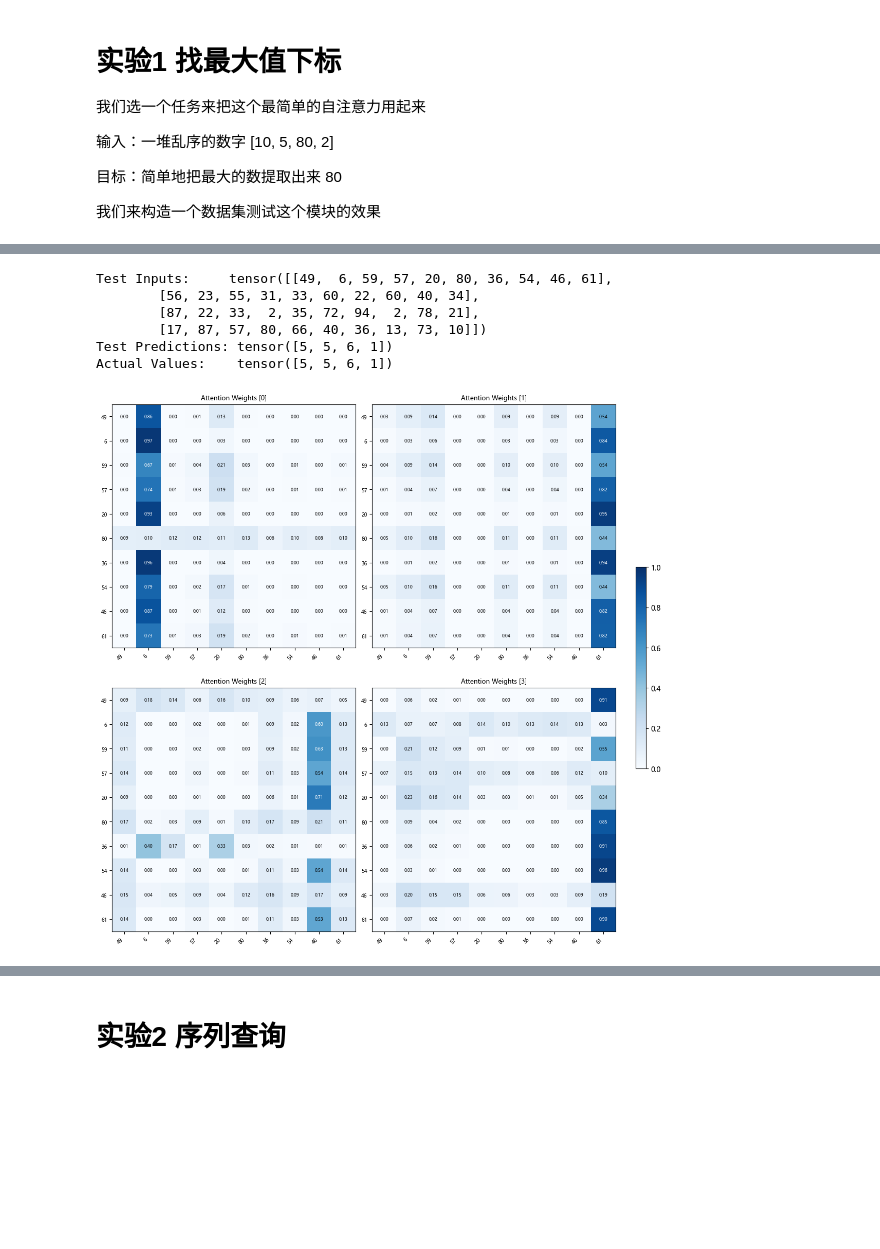
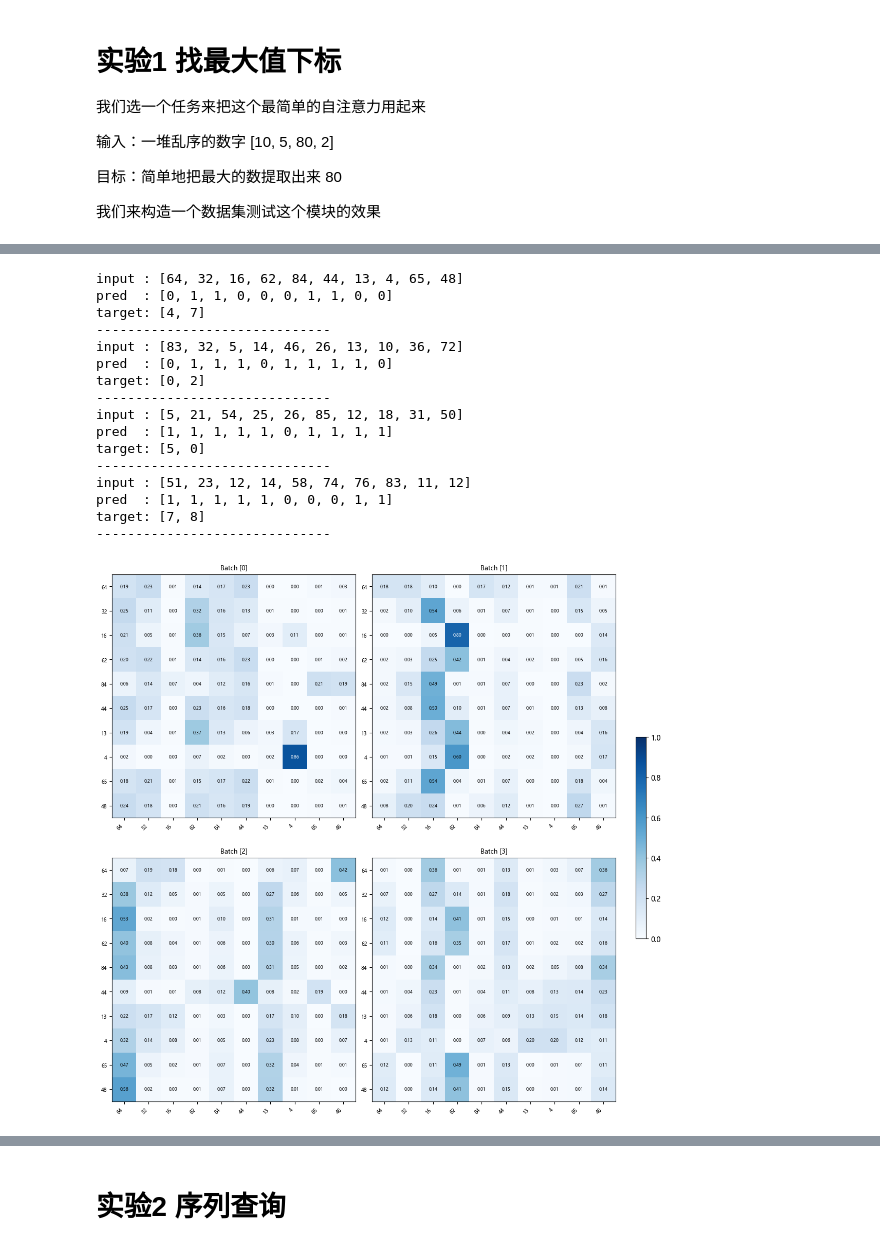
Before and after one commit to Antrairs/inside-transformer, a Jupyter notebook: notebooks/01_SingleHeadSelfAttention/SingleHeadSelfAttention.ipynb, the cells around one changed output, grey strips where cells are left out. Cells and saved outputs as stored; diff of their text form; code cells hidden in the pictures; blank space fills up the shorter version.

```diff
--- a/notebooks/01_SingleHeadSelfAttention/SingleHeadSelfAttention.ipynb
+++ b/notebooks/01_SingleHeadSelfAttention/SingleHeadSelfAttention.ipynb
@@ -88,7 +137,7 @@ import matplotlib.pyplot as plt
 plt.rcParams["font.family"] = "Microsoft YaHei"
 plt.rcParams["axes.unicode_minus"] = False
 
-def plot_attention(attn_w, tokens=None, title="Attention Weights", cmap="Blues"):
+def plot_attention(attn_w, tokens=None, title="Batch", cmap="Blues"):
     # attn_w: (batch, T, T) 或 (T, T)
     if attn_w.dim() == 2:
         attn_w = attn_w.unsqueeze(0)
@@ -117,25 +166,35 @@ def plot_attention(attn_w, tokens=None, title="Attention Weights", cmap="Blues")
     plt.show()
 # %%
 test_x, test_y = get_batch(4, 10, 1, 100)
-
-model.eval()
-with torch.no_grad():
-    logits = model(test_x).squeeze(-1)  # (batch, seq_len, 1) → (batch, seq_len)
-    pred = logits.argmax(dim=-1)  # (batch,) 取每行最大值的索引作为预测结果
-    print("Test Predictions:", pred)
-    print("Actual Values:   ", test_y)
-
 sample_tokens = [str(v) for v in test_x[0].tolist()]
 
 model.eval()
 with torch.no_grad():
-    model(test_x)
+    logits = model(test_x) # (batch, seq_len, 1) → (batch, seq_len)
+    pred = logits.argmax(dim=-1)  # (batch,) 取每行最大值的索引作为预测结果
+
+    for i in range(test_x.size(0)):
+        print(f"input : {test_x[i].tolist()}")
+        print(f"pred  : {pred[i].tolist()}")
+        print(f"target: {test_y[i].tolist()}")
+        print("-" * 30)
+
     plot_attention(model.attn_w, tokens=sample_tokens)
 # %% [output]
-Test Inputs:     tensor([[49,  6, 59, 57, 20, 80, 36, 54, 46, 61],
-        [56, 23, 55, 31, 33, 60, 22, 60, 40, 34],
-        [87, 22, 33,  2, 35, 72, 94,  2, 78, 21],
-        [17, 87, 57, 80, 66, 40, 36, 13, 73, 10]])
-Test Predictions: tensor([5, 5, 6, 1])
-Actual Values:    tensor([5, 5, 6, 1])
+input : [64, 32, 16, 62, 84, 44, 13, 4, 65, 48]
+pred  : [0, 1, 1, 0, 0, 0, 1, 1, 0, 0]
+target: [4, 7]
+------------------------------
+input : [83, 32, 5, 14, 46, 26, 13, 10, 36, 72]
+pred  : [0, 1, 1, 1, 0, 1, 1, 1, 1, 0]
+target: [0, 2]
+------------------------------
+input : [5, 21, 54, 25, 26, 85, 12, 18, 31, 50]
+pred  : [1, 1, 1, 1, 1, 0, 1, 1, 1, 1]
+target: [5, 0]
+------------------------------
+input : [51, 23, 12, 14, 58, 74, 76, 83, 11, 12]
+pred  : [1, 1, 1, 1, 1, 0, 0, 0, 1, 1]
+target: [7, 8]
+------------------------------
-[figure, old version]
+[figure, new version]
```
Also changed, not shown: parts of 5 cells of this notebook, 24 other files.
